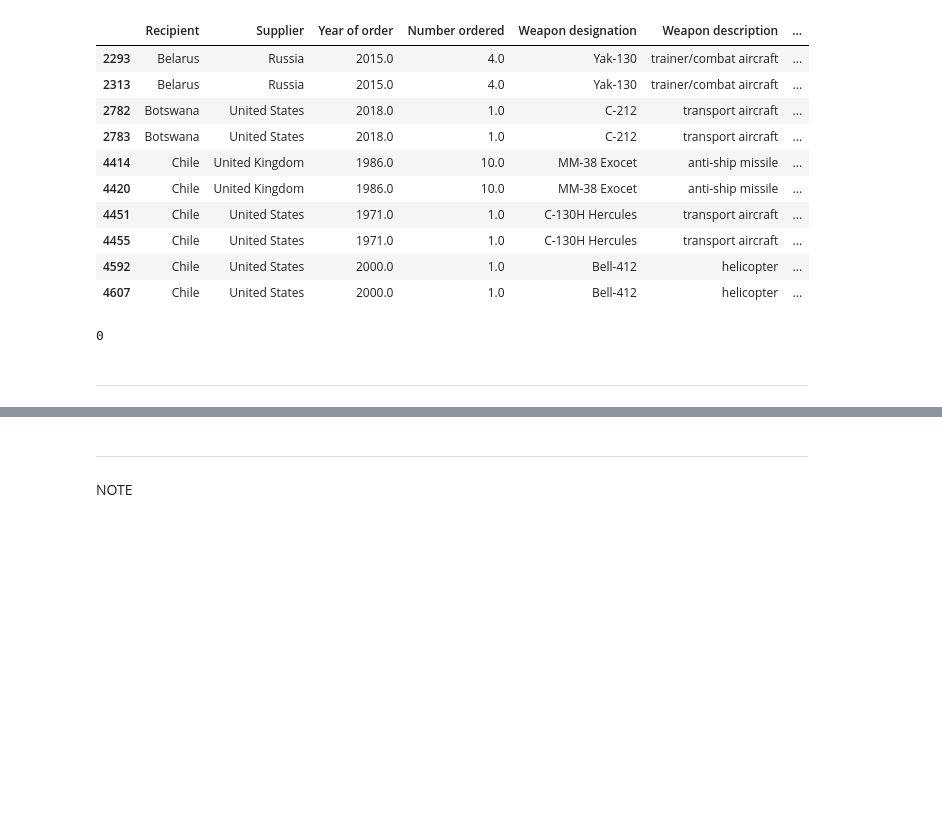
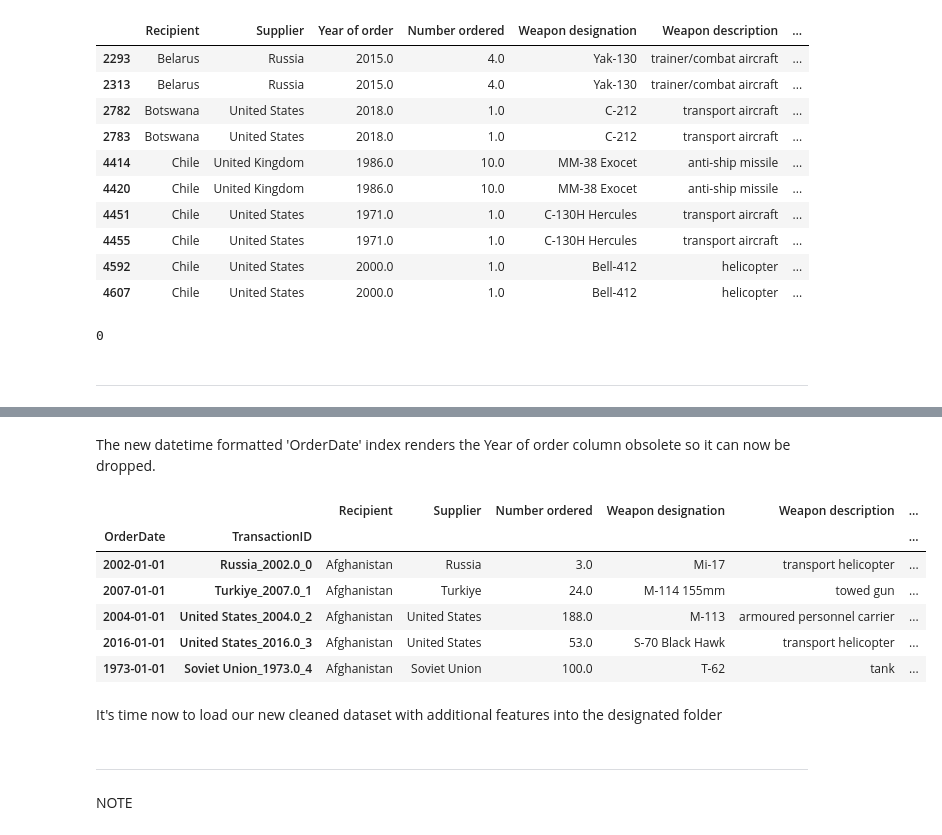
Before and after one commit to J-Bicheno/Arms-Import-Export-Analysis, a Jupyter notebook: jupyter_notebooks/ETL_Pipeline.ipynb, the cells around one changed output, grey strips where cells are left out. Saved outputs shown, nothing was run; the diff lists cells and outputs as text; code cells hidden in the pictures; blank space fills up the shorter version.

```diff
--- a/jupyter_notebooks/ETL_Pipeline.ipynb
+++ b/jupyter_notebooks/ETL_Pipeline.ipynb
@@ -240,0 +272,16 @@ Section 2 content
+# %% [markdown]
+The new datetime formatted 'OrderDate' index renders the Year of order column obsolete so it can now be dropped.
+# %%
+# drop year of order column
+arms_df = arms_df.drop(columns=['Year of order'])
+arms_df.head()
+# %% [output]
+|  |  | Recipient | Supplier | Number ordered | Weapon designation | Weapon description | ... |
+| OrderDate | TransactionID |  |  |  |  |  | ... |
+| 2002-01-01 | Russia_2002.0_0 | Afghanistan | Russia | 3.0 | Mi-17 | transport helicopter | ... |
+| 2007-01-01 | Turkiye_2007.0_1 | Afghanistan | Turkiye | 24.0 | M-114 155mm | towed gun | ... |
+| 2004-01-01 | United States_2004.0_2 | Afghanistan | United States | 188.0 | M-113 | armoured personnel carrier | ... |
+| 2016-01-01 | United States_2016.0_3 | Afghanistan | United States | 53.0 | S-70 Black Hawk | transport helicopter | ... |
+| 1973-01-01 | Soviet Union_1973.0_4 | Afghanistan | Soviet Union | 100.0 | T-62 | tank | ... |
+# %% [markdown]
+It's time now to load our new cleaned dataset with additional features into the designated folder
```
Also changed, not shown: parts of 25 cells of this notebook, 3 other files.
